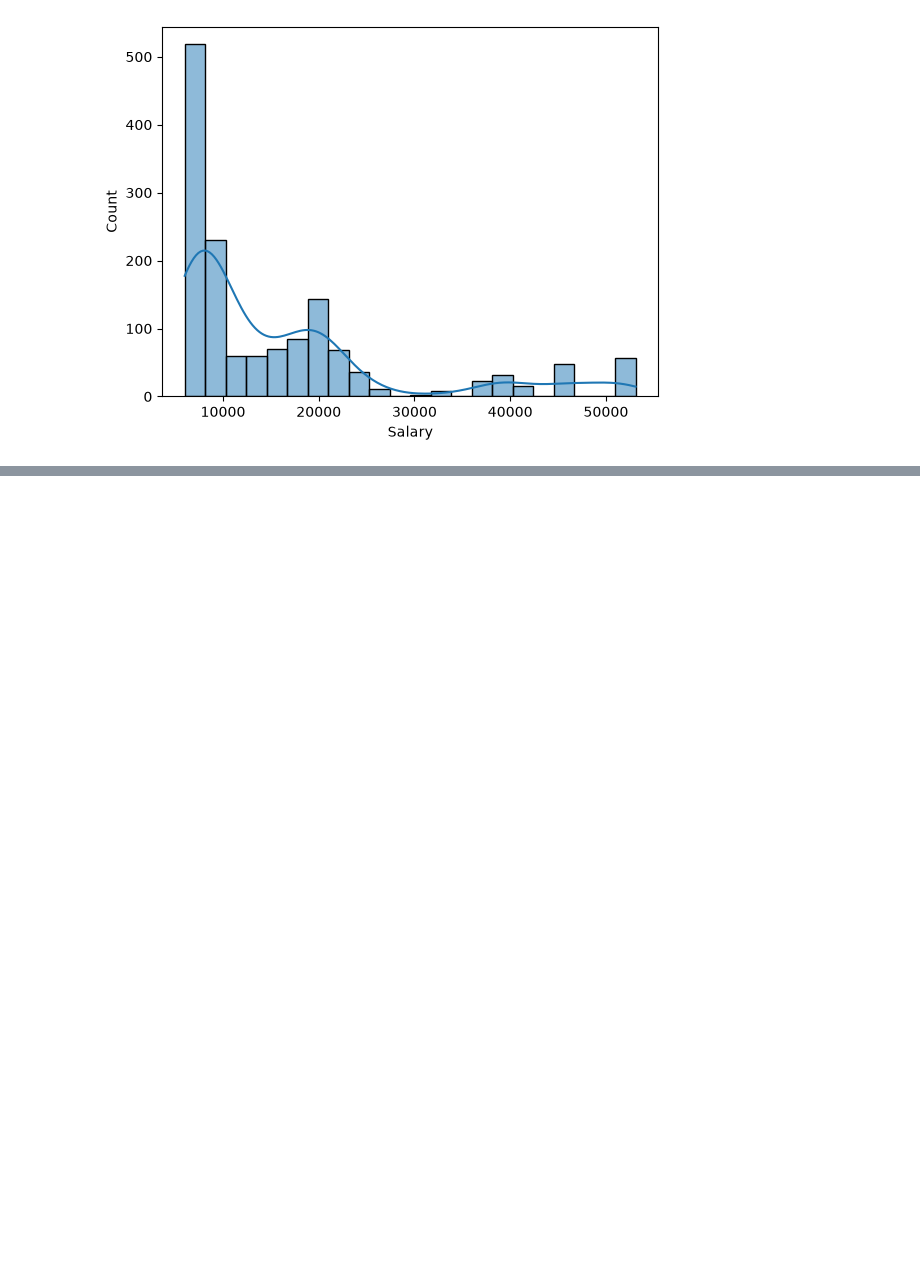
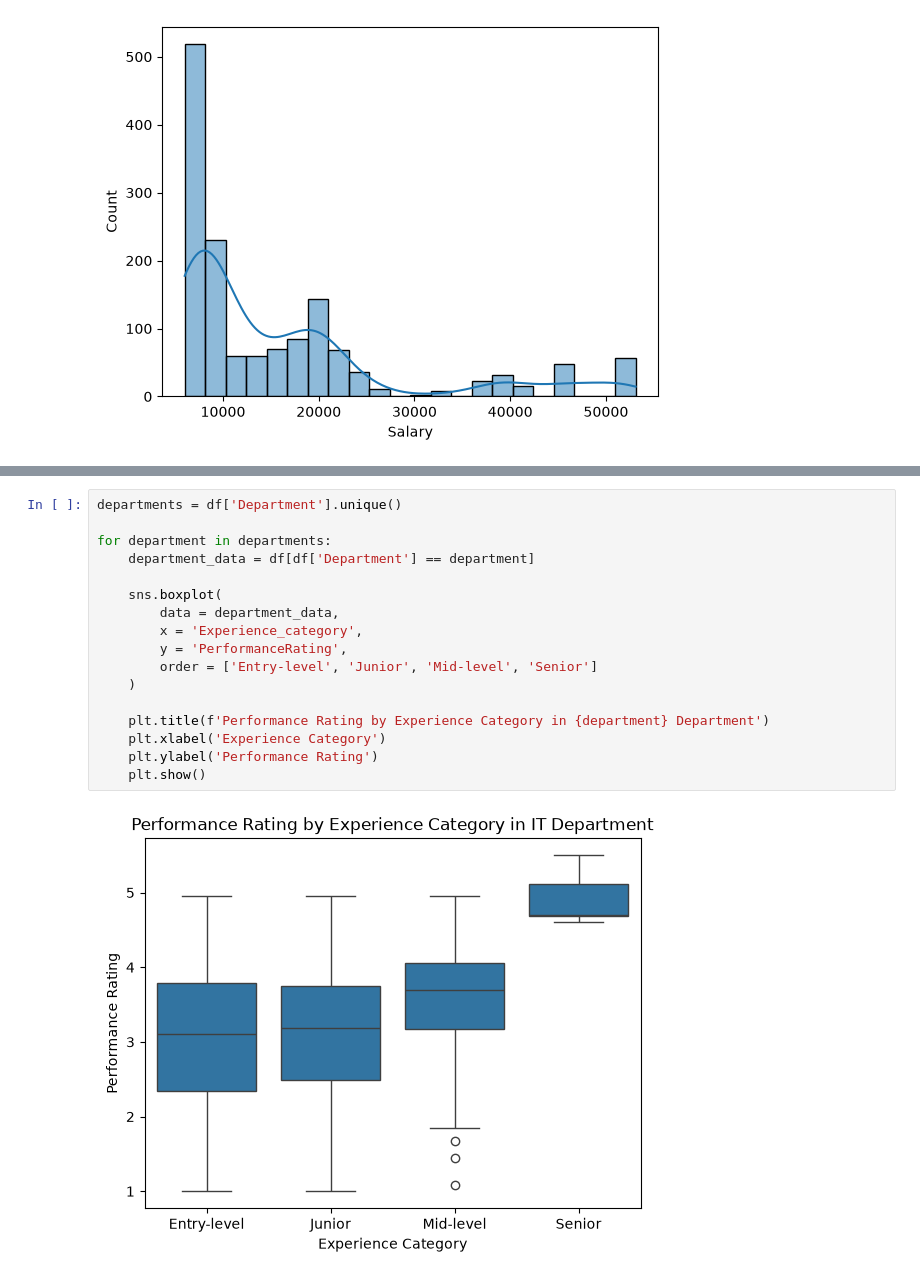
Before and after one commit to platthu123-create/Employee-Performance-Analysis, a Jupyter notebook: Main_code/Main_module.ipynb, the cells around one changed output, grey strips where cells are left out. Drawn from its saved outputs; the diff is of its cells as text; blank space fills up the shorter version.

```diff
--- a/Main_code/Main_module.ipynb
+++ b/Main_code/Main_module.ipynb
@@ -134,0 +151,19 @@ Error:
+# %%
+departments = df['Department'].unique()
+
+for department in departments:
+    department_data = df[df['Department'] == department]
+
+    sns.boxplot(
+        data = department_data,
+        x = 'Experience_category',
+        y = 'PerformanceRating',
+        order = ['Entry-level', 'Junior', 'Mid-level', 'Senior']
+    )
+
+    plt.title(f'Performance Rating by Experience Category in {department} Department')
+    plt.xlabel('Experience Category')
+    plt.ylabel('Performance Rating')
+    plt.show()
+# %% [output]
+[figure, added]
```
Also changed, not shown: parts of 4 cells of this notebook.
